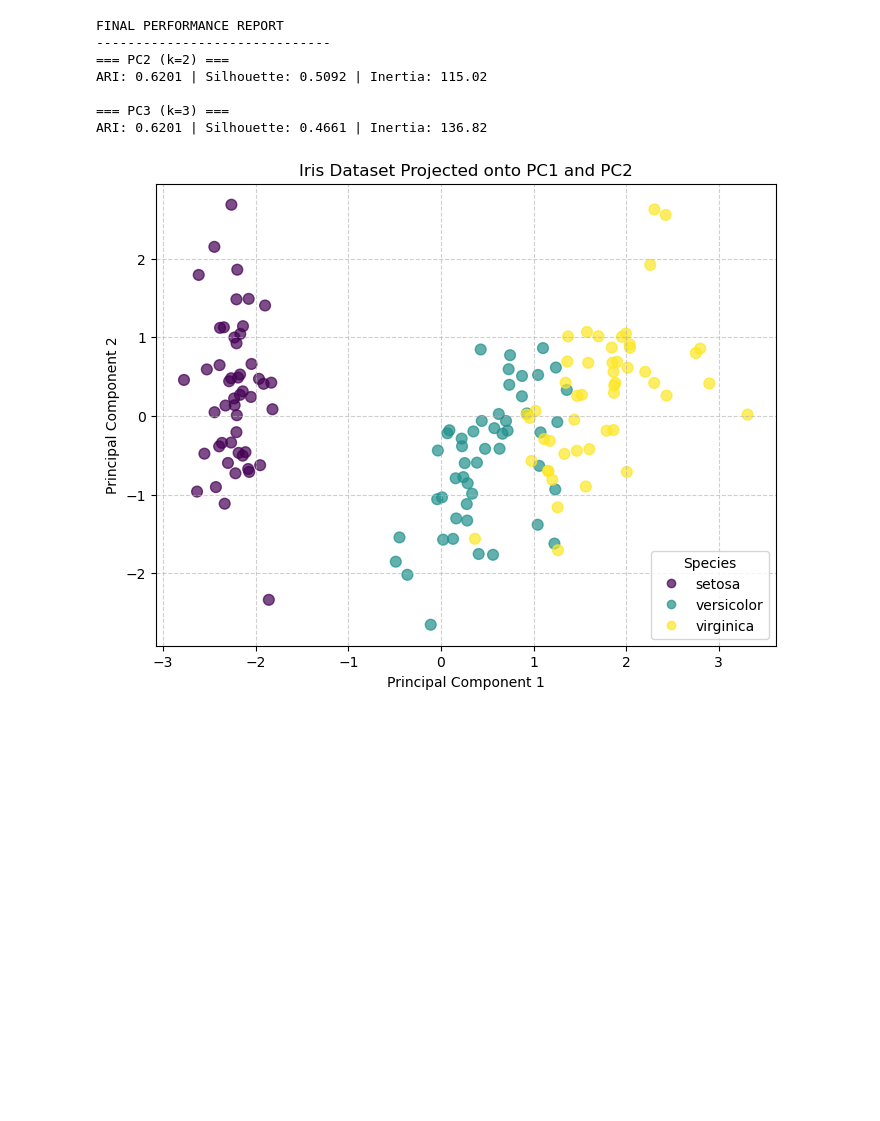
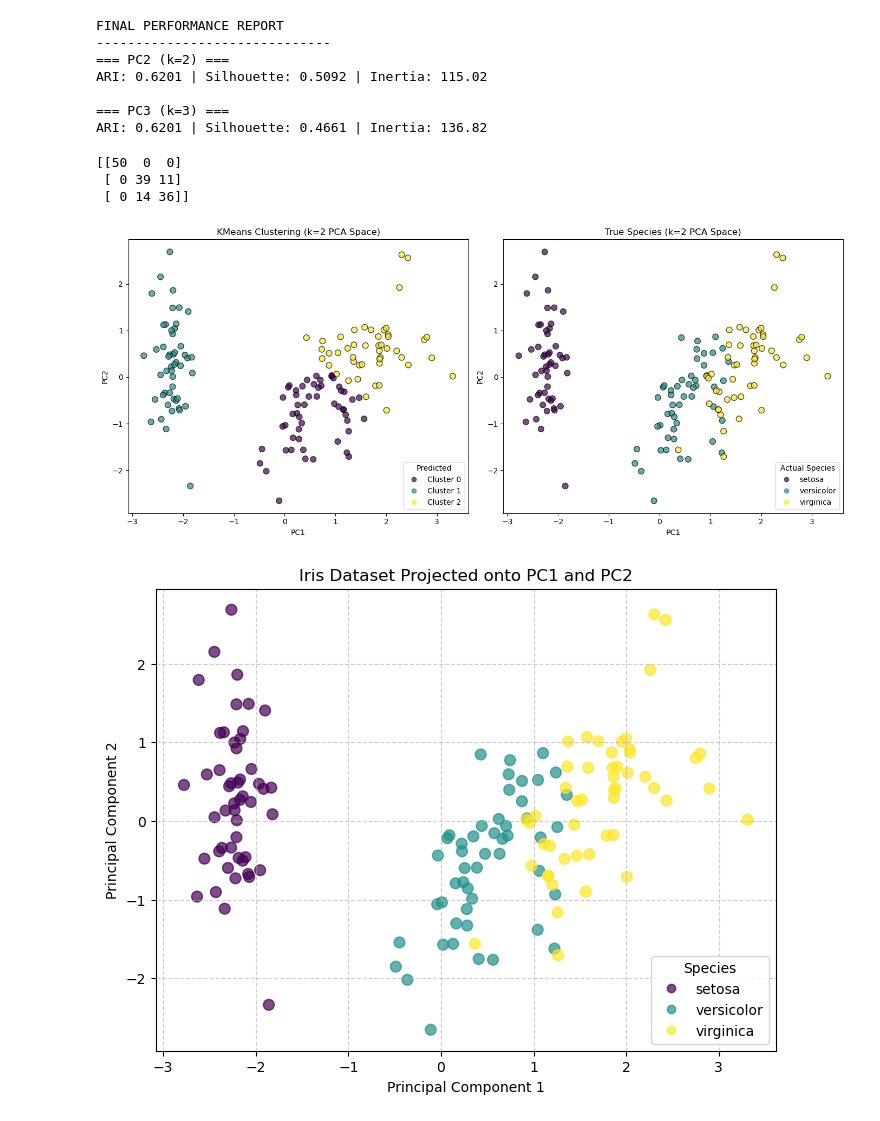
Before and after one commit to thaopham98/DataScience, a Jupyter notebook: python_analysis/A9-Dimentional Reduction.ipynb, the cells around one changed output. Drawn from its saved outputs; the diff is of its cells as text; code cells hidden in the pictures; blank space fills up the shorter version.

```diff
--- a/python_analysis/A9-Dimentional Reduction.ipynb
+++ b/python_analysis/A9-Dimentional Reduction.ipynb
@@ -1011,6 +1085,57 @@ ARI: 0.6201 | Silhouette: 0.5092 | Inertia: 115.02
 
 === PC3 (k=3) ===
 ARI: 0.6201 | Silhouette: 0.4661 | Inertia: 136.82
+# %%
+print(res2['cm'])
+# %% [output]
+[[50  0  0]
+ [ 0 39 11]
+ [ 0 14 36]]
+# %%
+# 1. Create the figure and unpack the axes
+# Note: figsize=(14, 6) is usually better for side-by-side plots
+fig, (ax1, ax2) = plt.subplots(1, 2, figsize=(14, 6))
+
+# --- Plot 1: KMeans Clustering Results ---
+scatter1 = ax1.scatter(
+    X_reduced2[:, 0],
+    X_reduced2[:, 1],
+    c=labels2,          # Predicted Labels
+    s=60,
+    cmap='viridis',
+    alpha=0.7,
+    edgecolor='k'
+)
+ax1.set_title("KMeans Clustering (k=2 PCA Space)")
+ax1.set_xlabel("PC1")
+ax1.set_ylabel("PC2")
+
+# Create legend for the predicted clusters
+handles1, _ = scatter1.legend_elements()
+ax1.legend(handles1, [f"Cluster {i}" for i in range(3)], title="Predicted")
+
+# --- Plot 2: Actual Species (Ground Truth) ---
+scatter2 = ax2.scatter(
+    X_reduced2[:, 0],
+    X_reduced2[:, 1],
+    c=data.target,      # True Labels
+    s=60,
+    cmap='viridis',
+    alpha=0.7,
+    edgecolor='k'
+)
+ax2.set_title("True Species (k=2 PCA Space)")
+ax2.set_xlabel("PC1")
+ax2.set_ylabel("PC2")
+
+# Create legend for the true species names
+handles2, _ = scatter2.legend_elements()
+ax2.legend(handles2, data.target_names, title="Actual Species")
+
+plt.tight_layout()
+plt.show()
+# %% [output]
+[figure, added]
 # %%
 ## adding species legend to the 2d plot
 plt.figure(figsize=(8, 6)) # plot 1 A
```
Also changed, not shown: parts of 9 cells of this notebook.
